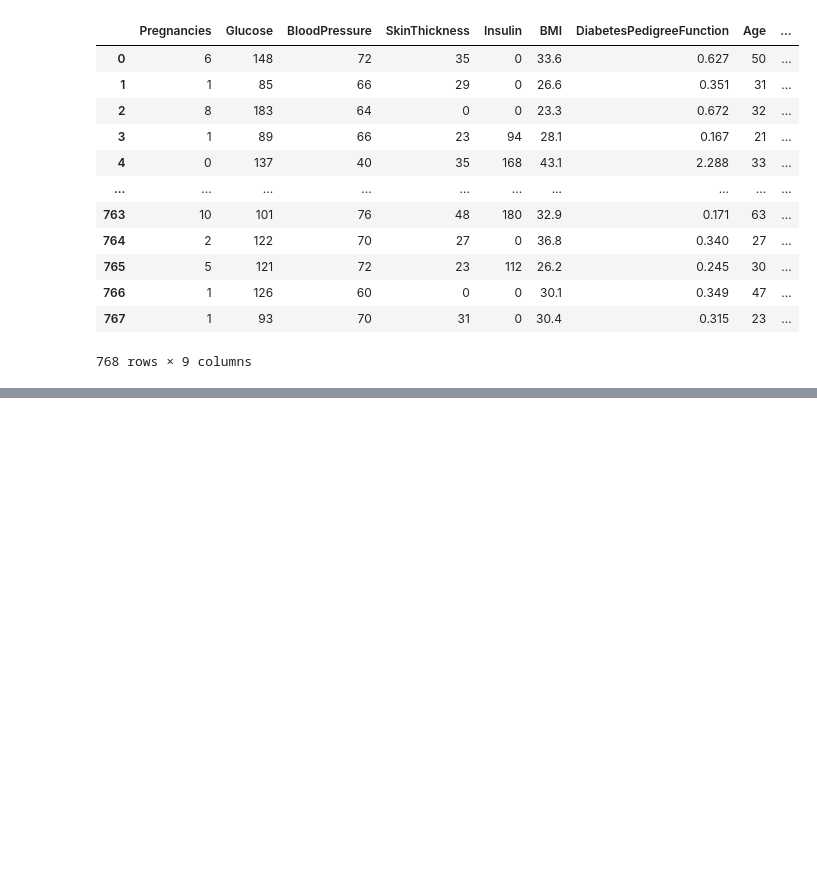
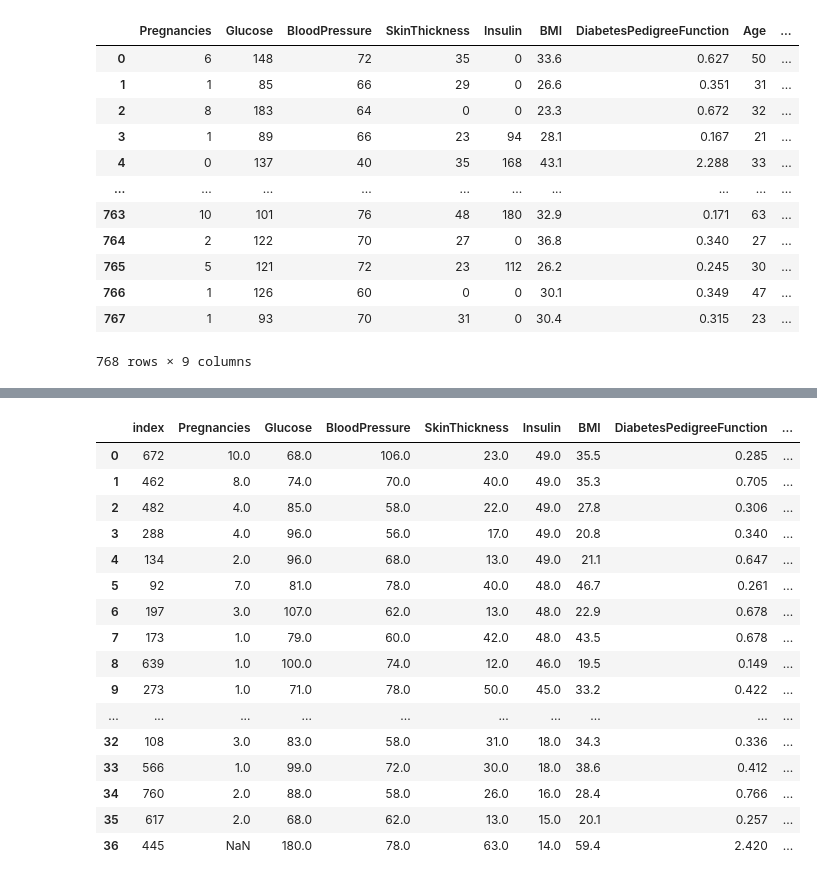
Before and after one commit to drmanishmewani/pima_indians_diabetes, a Jupyter notebook: pima_indians_diabetes.ipynb, the cells around one changed output, grey strips where cells are left out. Cells and saved outputs as stored; diff of their text form; code cells hidden in the pictures; blank space fills up the shorter version.

```diff
--- a/pima_indians_diabetes.ipynb
+++ b/pima_indians_diabetes.ipynb
@@ -20,0 +53,10 @@ df
+# %%
+columns_with_zeros = []
+for col in df.columns[:-1]:
+    if (df[col] == 0).sum() > 0:
+        print(f"{col}: {(df[col] == 0).sum()}")
+        columns_with_zeros.append(col)
+    else:
+        print(f"{col}: No zero value")
+
+print(columns_with_zeros)
@@ -20,0 +73,2 @@ df
+# %%
+df[columns_with_zeros] = df[columns_with_zeros].replace(0, np.nan)
@@ -20,0 +97,20 @@ df
+# %%
+df[(df['Insulin']<50)].sort_values('Insulin',ascending=False).reset_index()
+# %% [output]
+|  | index | Pregnancies | Glucose | BloodPressure | SkinThickness | Insulin | BMI | DiabetesPedigreeFunction | ... |
+| 0 | 672 | 10.0 | 68.0 | 106.0 | 23.0 | 49.0 | 35.5 | 0.285 | ... |
+| 1 | 462 | 8.0 | 74.0 | 70.0 | 40.0 | 49.0 | 35.3 | 0.705 | ... |
+| 2 | 482 | 4.0 | 85.0 | 58.0 | 22.0 | 49.0 | 27.8 | 0.306 | ... |
+| 3 | 288 | 4.0 | 96.0 | 56.0 | 17.0 | 49.0 | 20.8 | 0.340 | ... |
+| 4 | 134 | 2.0 | 96.0 | 68.0 | 13.0 | 49.0 | 21.1 | 0.647 | ... |
+| 5 | 92 | 7.0 | 81.0 | 78.0 | 40.0 | 48.0 | 46.7 | 0.261 | ... |
+| 6 | 197 | 3.0 | 107.0 | 62.0 | 13.0 | 48.0 | 22.9 | 0.678 | ... |
+| 7 | 173 | 1.0 | 79.0 | 60.0 | 42.0 | 48.0 | 43.5 | 0.678 | ... |
+| 8 | 639 | 1.0 | 100.0 | 74.0 | 12.0 | 46.0 | 19.5 | 0.149 | ... |
+| 9 | 273 | 1.0 | 71.0 | 78.0 | 50.0 | 45.0 | 33.2 | 0.422 | ... |
+| ... | ... | ... | ... | ... | ... | ... | ... | ... | ... |
+| 32 | 108 | 3.0 | 83.0 | 58.0 | 31.0 | 18.0 | 34.3 | 0.336 | ... |
+| 33 | 566 | 1.0 | 99.0 | 72.0 | 30.0 | 18.0 | 38.6 | 0.412 | ... |
+| 34 | 760 | 2.0 | 88.0 | 58.0 | 26.0 | 16.0 | 28.4 | 0.766 | ... |
+| 35 | 617 | 2.0 | 68.0 | 62.0 | 13.0 | 15.0 | 20.1 | 0.257 | ... |
+| 36 | 445 | NaN | 180.0 | 78.0 | 63.0 | 14.0 | 59.4 | 2.420 | ... |
```
Also changed, not shown: parts of 6 cells of this notebook, 1 other file.
